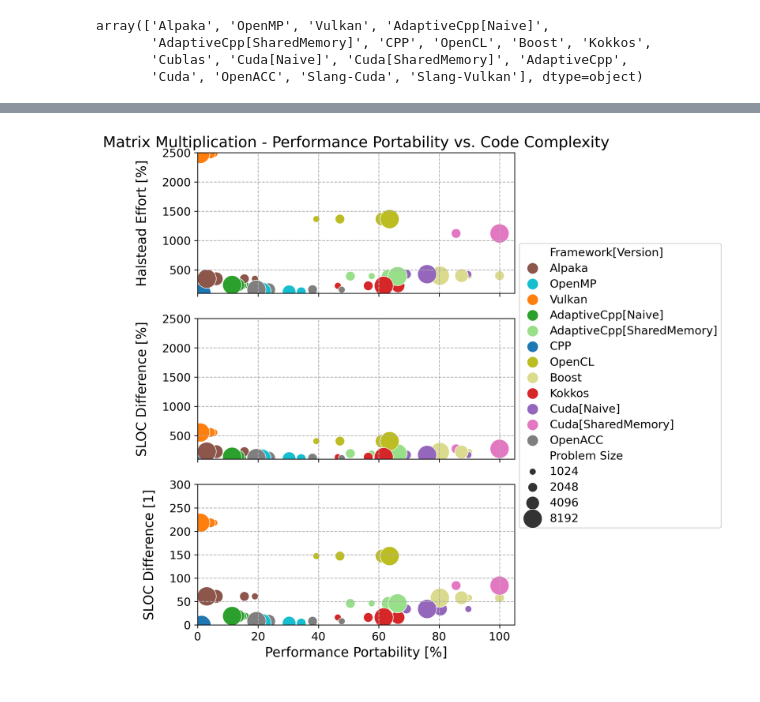
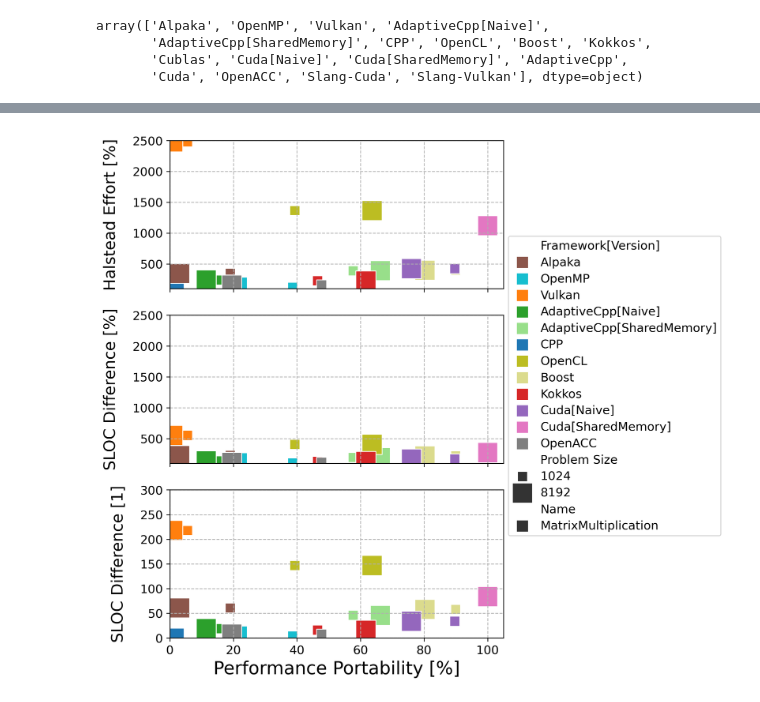
Before and after one commit to schuhmaj/performance-portability-benchmark, a Jupyter notebook: scripts/hpc-asia-2026-poster.ipynb, the cells around one changed output, grey strips where cells are left out. Drawn from its saved outputs; the diff is of its cells as text; code cells hidden in the pictures.

Commit message:
final results and plots

```diff
--- a/scripts/hpc-asia-2026-poster.ipynb
+++ b/scripts/hpc-asia-2026-poster.ipynb
@@ -484,9 +417,7 @@ plt.show()
 # %%
 df_mm = filter_and_concat(df, [
     ("MatrixMultiplication", 1024, "Wall Clock Time"),
-    ("MatrixMultiplication", 2048, "Wall Clock Time"),
-    ("MatrixMultiplication", 4096, "Wall Clock Time"),
+    #("MatrixMultiplication", 2048, "Wall Clock Time"),
+    #("MatrixMultiplication", 4096, "Wall Clock Time"),
     ("MatrixMultiplication", 8192, "Wall Clock Time")
 ])
-
-df_mm.loc[df_mm["Framework[Version]"] == "Cuda[SharedMemory]"]
@@ -504,103 +424,18 @@ df_mm.loc[df_mm["Framework[Version]"] == "Cuda[SharedMemory]"]
 # %%
 local_df = df_mm
 topic = "Matrix Multiplication"
 x_axis = "Performance Portability [%]"
 y1_axis = "Halstead Effort [%]"
 y1_axis_lim = (100, 2500)
 y2_axis = "SLOC Difference [%]"
 y2_axis_lim = (100, 2500)
 y3_axis = "SLOC Difference [1]"
 y3_axis_lim = (0, 300)
-sizes = [50, 100, 200, 400]
-
-fig, (ax_top, ax_mid, ax_bot) = plt.subplots(
-    3, 1,
-    sharex=True,
-    figsize=(6, 9),
-    gridspec_kw={"height_ratios": [1, 1, 1], "hspace": 0.18}
-)
-
-ax_top = sns.scatterplot(
-    data=local_df,
-    x=x_axis,
-    y=y1_axis,
-    hue=USE_FRAMEWORK,
-    size="Problem Size",
-    sizes=sizes,
-    palette=color_map,
-    s=140,
-    ax=ax_top
-)
-ax_top.grid(True, linestyle="--")
-ax_top.set_ylim(y1_axis_lim[0], y1_axis_lim[1])
-ax_top.set_xlim(0, 105)
-ax_top.set_title(f"{topic} - Performance Portability vs. Code Complexity", fontsize=16)
-ax_top.set_xlabel("")
-ax_top.set_ylabel(y1_axis, fontsize=14, labelpad=14)
-ax_top.tick_params(axis="both", labelsize=12)
-ax_top.tick_params(axis="x", labelbottom=False)
-
-ax_mid = sns.scatterplot(
-    data=local_df,
-    x=x_axis,
-    y=y2_axis,
-    hue=USE_FRAMEWORK,
-    size="Problem Size",
-    sizes=sizes,
-    palette=color_map,
-    s=140,
-    legend=False,
-    ax=ax_mid
-)
-ax_mid.grid(True, linestyle="--")
-ax_mid.set_ylim(y2_axis_lim[0], y2_axis_lim[1])
-ax_mid.set_xlim(0, 105)
-ax_mid.set_xlabel("")
-ax_mid.set_ylabel(y2_axis, fontsize=14, labelpad=14)
-ax_mid.tick_params(axis="both", labelsize=12)
-ax_mid.tick_params(axis="x", labelbottom=False)
-
-ax_bot = sns.scatterplot(
-    data=local_df,
-    x=x_axis,
-    y=y3_axis,
-    hue=USE_FRAMEWORK,
-    size="Problem Size",
-    sizes=sizes,
-    palette=color_map,
-    s=140,
-    legend=False,
-    ax=ax_bot
-)
-ax_bot.grid(True, linestyle="--")
-ax_bot.set_ylim(y3_axis_lim[0], y3_axis_lim[1])
-ax_bot.set_xlim(0, 105)
-ax_bot.set_xlabel(x_axis, fontsize=14)
-ax_bot.set_ylabel(y3_axis, fontsize=14, labelpad=14)
-ax_bot.tick_params(axis="both", labelsize=12)
-
-# Move shared legend to the right outside the plot
-legend = ax_top.legend_
-if legend is not None:
-    handles, labels = legend.legend_handles, [t.get_text() for t in legend.texts]
-    legend.remove()
-    leg = fig.legend(
-        handles, labels,
-        loc="center left",
-        bbox_to_anchor=(0.9, 0.5),
-        frameon=True
-    )
-    if leg is not None:
-        for txt in leg.get_texts():
-            txt.set_fontsize(12)
-        if leg.get_title() is not None:
-            leg.get_title().set_fontsize(13)
-
-fig.tight_layout(rect=(0.0, 0.0, 0.86, 1.0))
-plt.gcf().set_dpi(300)
-plt.show()
+sizes = [100, 400]
+markers = ["s"]
+plot(local_df, topic, x_axis, y1_axis, y1_axis_lim, y2_axis, y2_axis_lim, y3_axis, y3_axis_lim, sizes, markers)
 # %% [output]
-[figure, old version]
+[figure, new version]
 # %%
 df_vec = filter_and_concat(df, [
     ("VecAdd", 1000000, "Wall Clock Time"),
```
Also changed, not shown: parts of 11 cells of this notebook.
